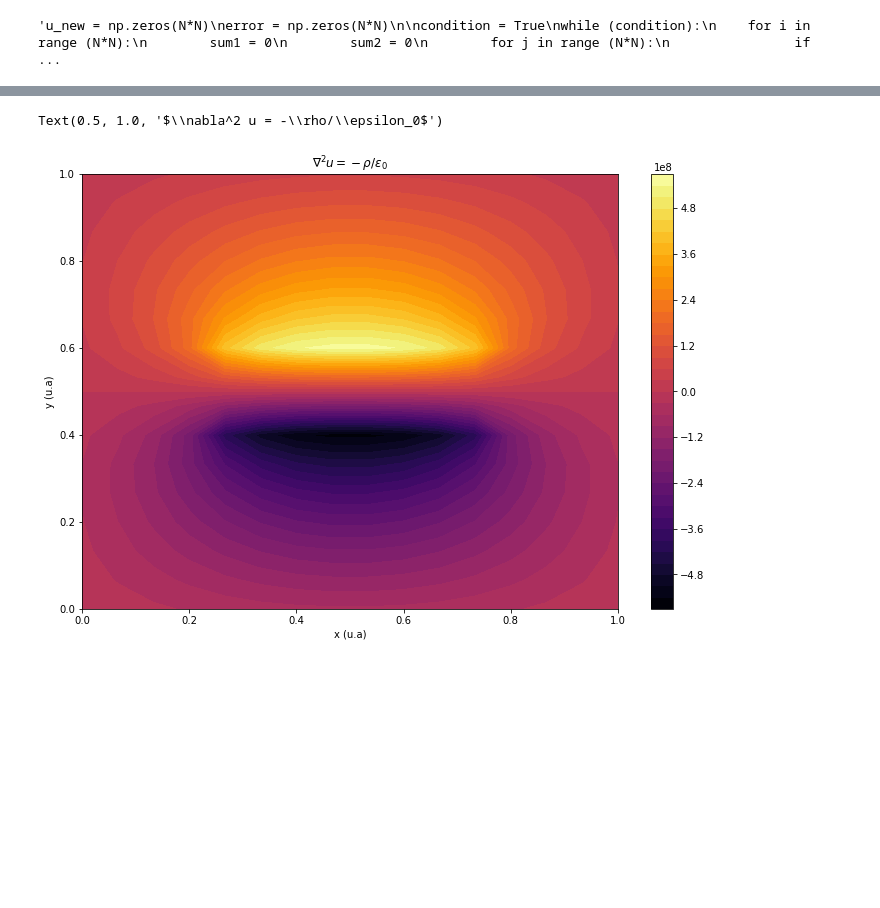
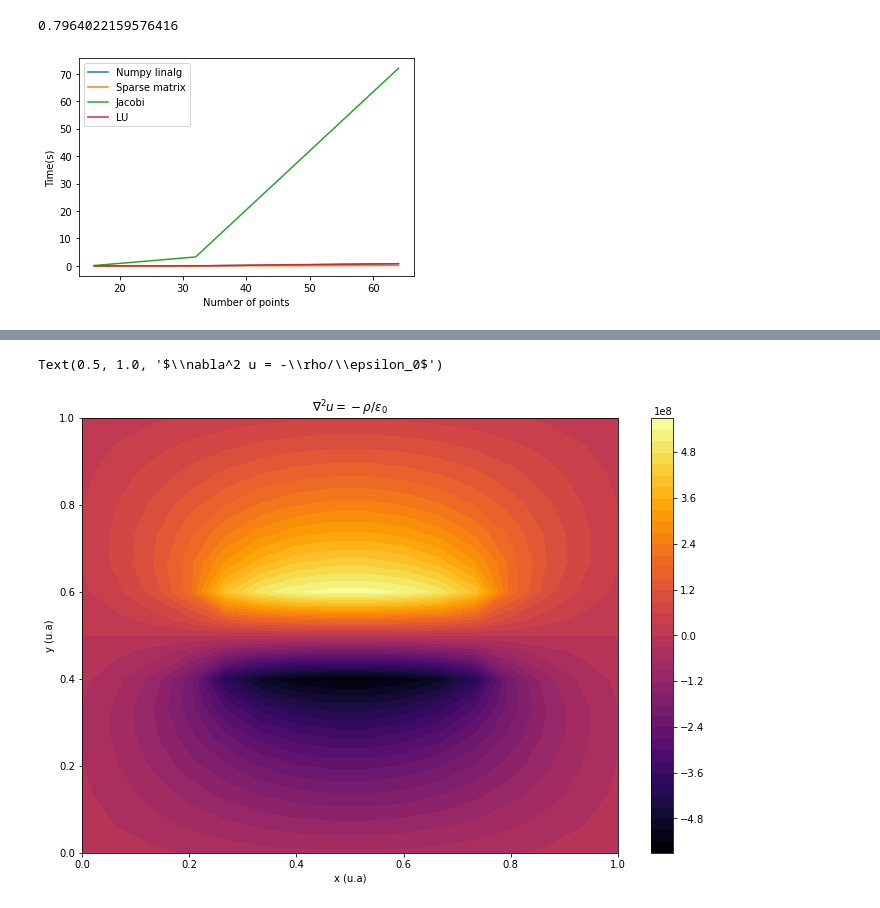
Before and after one commit to ceciliacapela/ProjectAnaetCeci, a Jupyter notebook: poisson.ipynb, the cells around one changed output, grey strips where cells are left out. Cells and saved outputs as stored; diff of their text form; code cells hidden in the pictures; blank space fills up the shorter version.

```diff
--- a/poisson.ipynb
+++ b/poisson.ipynb
@@ -88,33 +108,31 @@ coef = Dirichlet(coef)
-# %%
-#Inversion method: Gauss-Seidel zith over-relaxation
-#Avec sparse de scipy, recomparer avec Jacobi. Temps de execution: time.time(). Gradient du potentiel np.gradient -> quiver
-grand_u = np.linalg.solve(coef,pk)
-'''for k in range(N**2):
-    i = k//N
-    j = k%N'''
-pot_u = np.zeros((N,N))
-for i in range(N):
-    for j in range(N):
-        pot_u[i,j] = grand_u[i*N+j]
-
-'''u_new = np.zeros(N*N)
-error = np.zeros(N*N)
-
-condition = True
-while (condition):
-    for i in range (N*N):
-        sum1 = 0
-        sum2 = 0
-        for j in range (N*N):
-                if j < i:
-                    sum1 += coef[i,j]*u_new[j]
-                if j > i:
-                    sum2 += coef[i,j]*u_old[j]
-        u_new[i] = (((1-w)*u_old[i]) + (w/coef[i,i])*(pk[i] - sum1- sum2))
-        error[i] = u_new[i]-u_old[i]
-        u_old[i] = u_new[i]
-    if max(error) < 100000:
-        condition = False
-print(u_new)'''
-# %% [output]
-'u_new = np.zeros(N*N)\nerror = np.zeros(N*N)\n\ncondition = True\nwhile (condition):\n    for i in range (N*N):\n        sum1 = 0\n        sum2 = 0\n        for j in range (N*N):\n                if  ...
+# %%
+start_np = time.time()
+grand_u = np.linalg.solve(coef,pk)
+end_np = time.time()
+np_time = end_np-start_np
+print(np_time)
+pot_u = np.zeros((N,N))
+for i in range(N):
+    for j in range(N):
+        pot_u[i,j] = grand_u[i*N+j]
+# %% [output]
+0.7964022159576416
+# %%
+t_np = np.array([0.0009982585906982422,0.02693772315979004,0.7964022159576416])
+t_sparse = np.array([0.002992868423461914,0.011964082717895508,0.14734625816345215])
+t_jacobi = np.array([0.14024019241333008,3.2626185417175293,71.98724794387817])
+t_lu = np.array([0.0018117427825927734,0.025008201599121094,0.8239891529083252])
+numbers = np.array([16,32,64])
+
+fig = plt.figure()
+ax1 = fig.add_subplot(111)
+ax1.plot(numbers,t_np,label='Numpy linalg')
+ax1.plot(numbers,t_sparse,label='Sparse matrix')
+ax1.plot(numbers,t_jacobi, label='Jacobi')
+ax1.plot(numbers,t_lu,label='LU')
+plt.xlabel('Number of points')
+plt.ylabel('Time(s)')
+plt.legend()
+plt.show()
+# %% [output]
+[figure, added]
```
Also changed, not shown: parts of 10 cells of this notebook, 1 other file.
